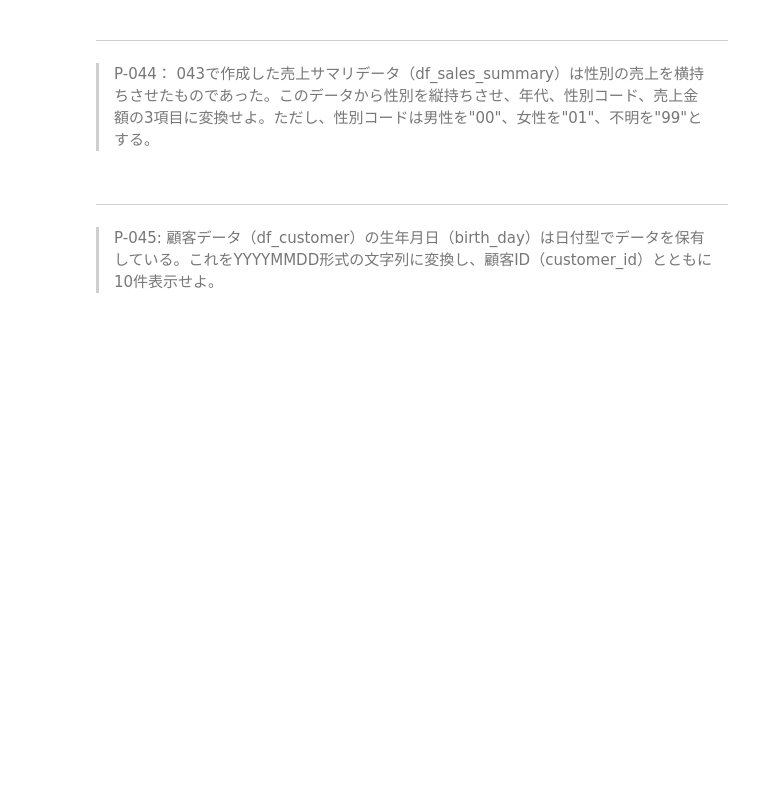
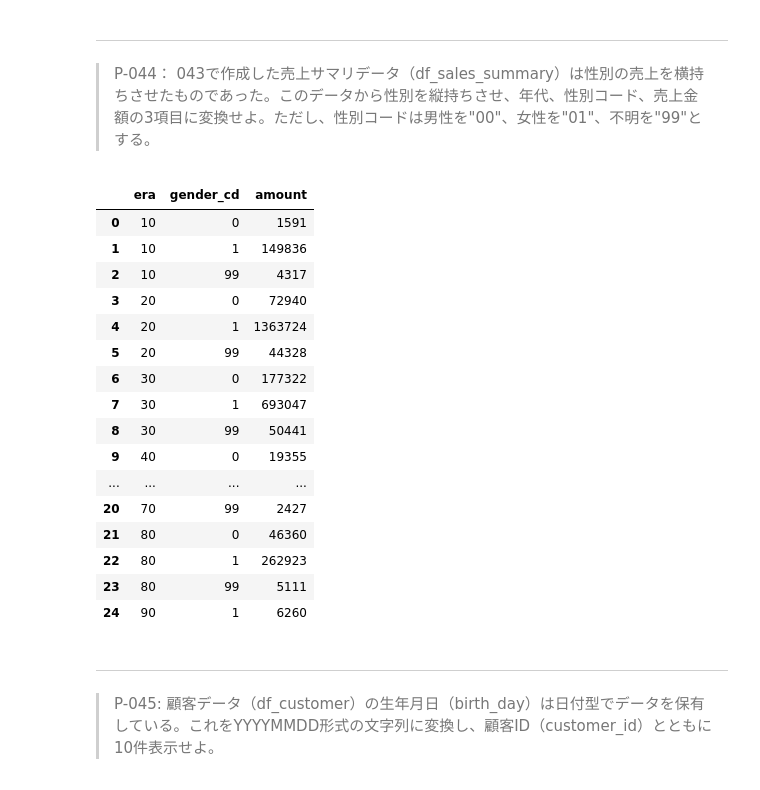
Before and after one commit to HirotaYusuke/100knocks-preprocess, a Jupyter notebook: docker/work/preprocess_knock_Python.ipynb, the cells around one changed output. Drawn from its saved outputs; the diff is of its cells as text; code cells hidden in the pictures; blank space fills up the shorter version.

```diff
--- a/docker/work/preprocess_knock_Python.ipynb
+++ b/docker/work/preprocess_knock_Python.ipynb
@@ -745,6 +871,37 @@ len(pd.merge(df_store, df_product, how='cross'))
 # %% [markdown]
 ---
 > P-044： 043で作成した売上サマリデータ（df_sales_summary）は性別の売上を横持ちさせたものであった。このデータから性別を縦持ちさせ、年代、性別コード、売上金額の3項目に変換せよ。ただし、性別コードは男性を"00"、女性を"01"、不明を"99"とする。
+# %%
+df_r_c = pd.merge(
+    df_receipt,
+    df_customer,
+    how='inner',
+    on='customer_id'
+)
+
+df_r_c['era'] = df_r_c['age'] // 10 * 10
+
+df_sales_summary = df_r_c.groupby(['era','gender_cd'])['amount'].sum().reset_index()
+df_sales_summary['gender_cd'].replace('9', '99', inplace=True)
+df_sales_summary
+# %% [output]
+|  | era | gender_cd | amount |
+| 0 | 10 | 0 | 1591 |
+| 1 | 10 | 1 | 149836 |
+| 2 | 10 | 99 | 4317 |
+| 3 | 20 | 0 | 72940 |
+| 4 | 20 | 1 | 1363724 |
+| 5 | 20 | 99 | 44328 |
+| 6 | 30 | 0 | 177322 |
+| 7 | 30 | 1 | 693047 |
+| 8 | 30 | 99 | 50441 |
+| 9 | 40 | 0 | 19355 |
+| ... | ... | ... | ... |
+| 20 | 70 | 99 | 2427 |
+| 21 | 80 | 0 | 46360 |
+| 22 | 80 | 1 | 262923 |
+| 23 | 80 | 99 | 5111 |
+| 24 | 90 | 1 | 6260 |
 # %% [markdown]
 ---
 > P-045: 顧客データ（df_customer）の生年月日（birth_day）は日付型でデータを保有している。これをYYYYMMDD形式の文字列に変換し、顧客ID（customer_id）とともに10件表示せよ。
```
Also changed, not shown: parts of 7 cells of this notebook.
